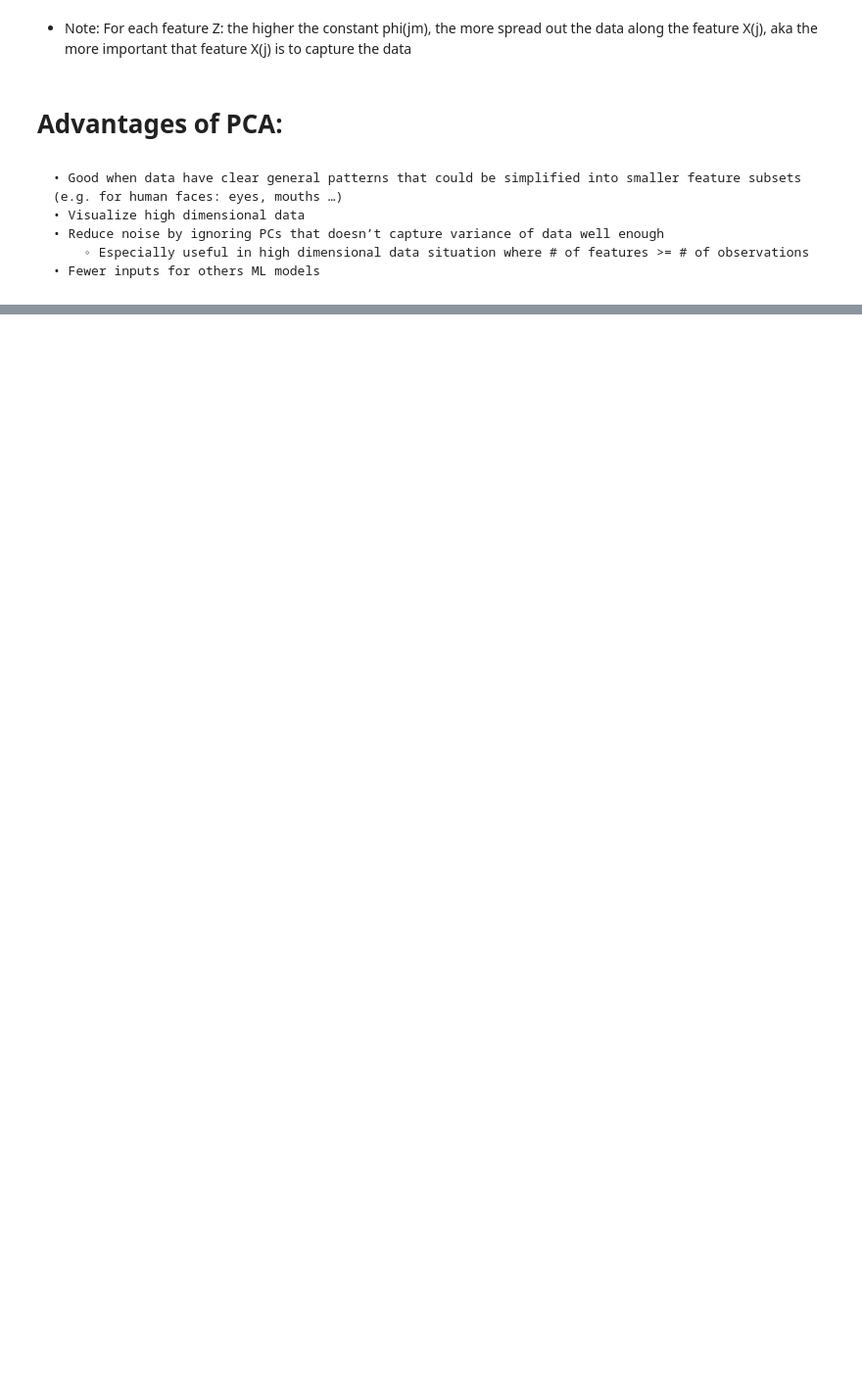
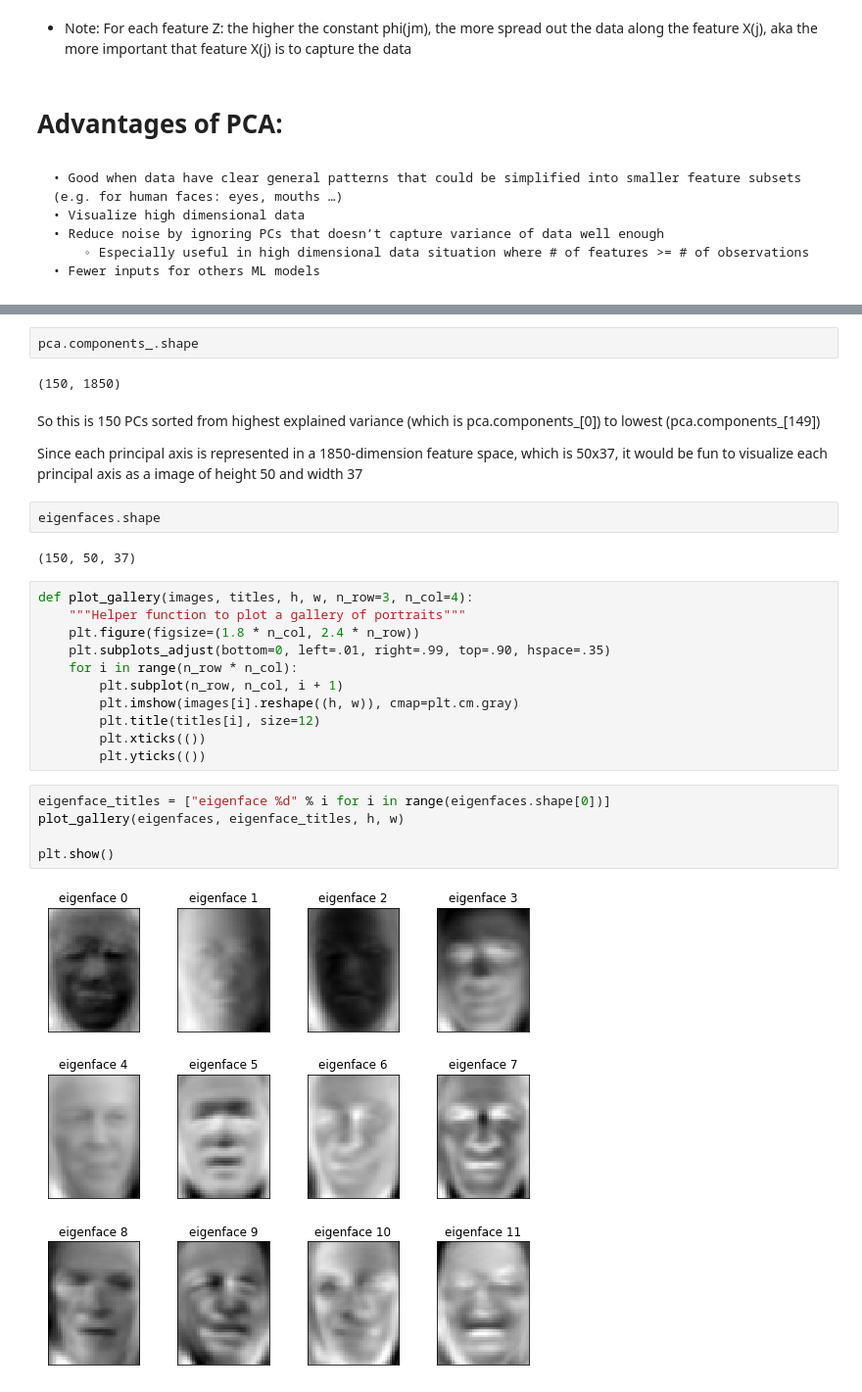
Before and after one commit to anhquan0412/comprehensive-ml, a Jupyter notebook: PCA.ipynb, the cells around one changed output, grey strips where cells are left out. Shown at 98% size. Cells and saved outputs as stored; diff of their text form; blank space fills up the shorter version.

```diff
--- a/PCA.ipynb
+++ b/PCA.ipynb
@@ -31,0 +134,30 @@ and
+# %%
+pca.components_.shape
+# %% [output]
+(150, 1850)
+# %% [markdown]
+So this is 150 PCs sorted from highest explained variance (which is pca.components_[0]) to lowest (pca.components_[149])
+
+Since each principal axis is represented in a 1850-dimension feature space, which is 50x37, it would be fun to visualize each principal axis as a image of height 50 and width 37
+# %%
+eigenfaces.shape
+# %% [output]
+(150, 50, 37)
+# %%
+def plot_gallery(images, titles, h, w, n_row=3, n_col=4):
+    """Helper function to plot a gallery of portraits"""
+    plt.figure(figsize=(1.8 * n_col, 2.4 * n_row))
+    plt.subplots_adjust(bottom=0, left=.01, right=.99, top=.90, hspace=.35)
+    for i in range(n_row * n_col):
+        plt.subplot(n_row, n_col, i + 1)
+        plt.imshow(images[i].reshape((h, w)), cmap=plt.cm.gray)
+        plt.title(titles[i], size=12)
+        plt.xticks(())
+        plt.yticks(())
+# %%
+eigenface_titles = ["eigenface %d" % i for i in range(eigenfaces.shape[0])]
+plot_gallery(eigenfaces, eigenface_titles, h, w)
+
+plt.show()
+# %% [output]
+[figure, added]
```
Also changed, not shown: parts of 16 cells of this notebook.
